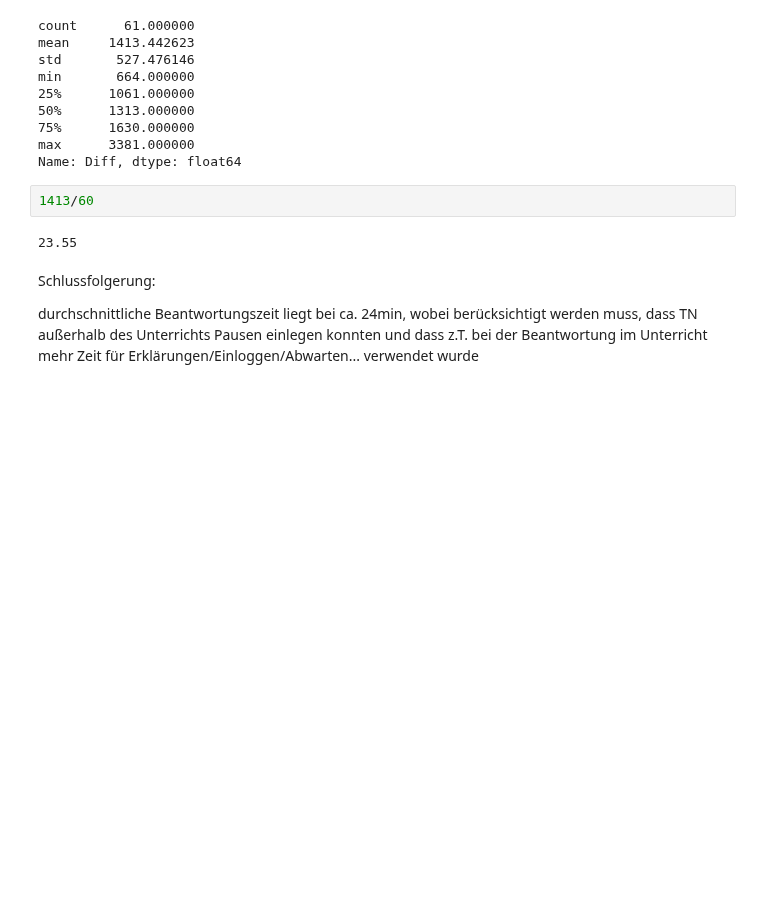
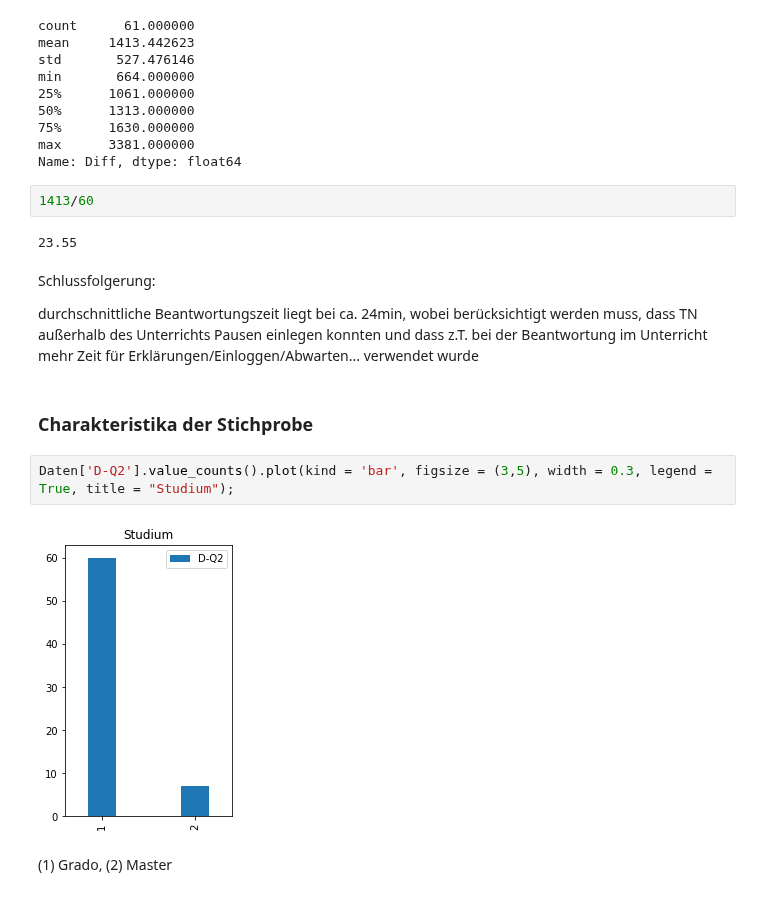
Before and after one commit to martinakienberger/Dissertation_LIS, a Jupyter notebook: Datenanalyse.ipynb, the cells around one changed output. Cells and saved outputs as stored; diff of their text form; blank space fills up the shorter version.

Commit message:
Beschreibung der Stichprobe

```diff
--- a/Datenanalyse.ipynb
+++ b/Datenanalyse.ipynb
@@ -304,3 +304,11 @@ Name: Diff, dtype: float64
 Schlussfolgerung:
 
 durchschnittliche Beantwortungszeit liegt bei ca. 24min, wobei berücksichtigt werden muss, dass TN außerhalb des Unterrichts Pausen einlegen konnten und dass z.T. bei der Beantwortung im Unterricht mehr Zeit für Erklärungen/Einloggen/Abwarten... verwendet wurde
+# %% [markdown]
+### Charakteristika der Stichprobe
+# %%
+Daten['D-Q2'].value_counts().plot(kind = 'bar', figsize = (3,5), width = 0.3, legend = True, title = "Studium");
+# %% [output]
+[figure, added]
+# %% [markdown]
+(1) Grado, (2) Master
```
Also changed, not shown: parts of 22 cells of this notebook, 1 other file.
